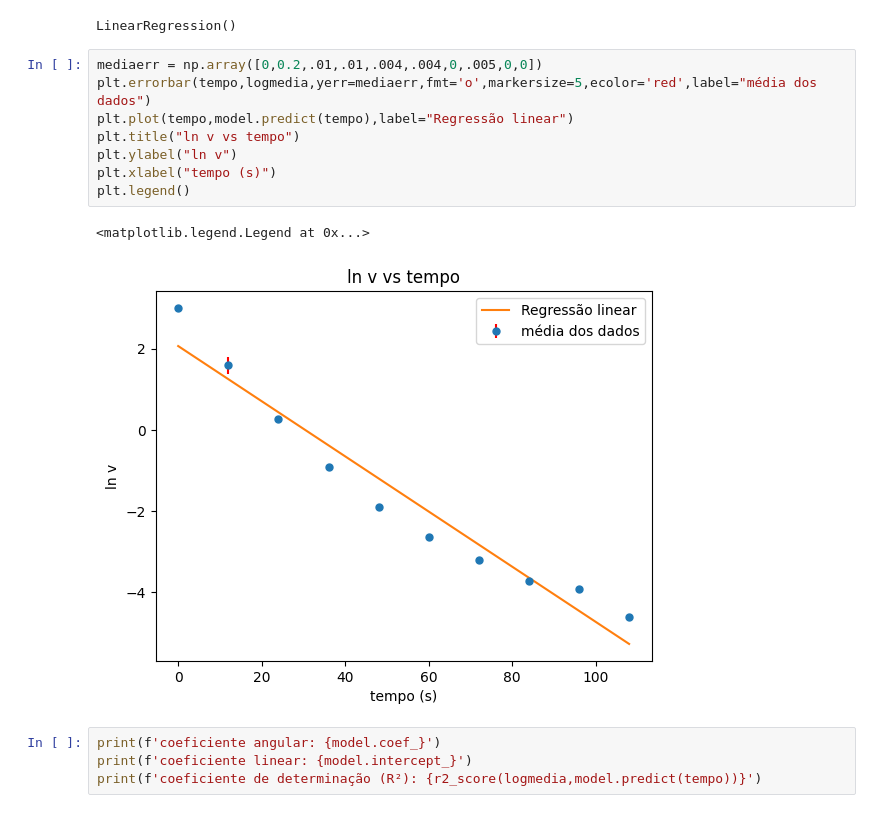
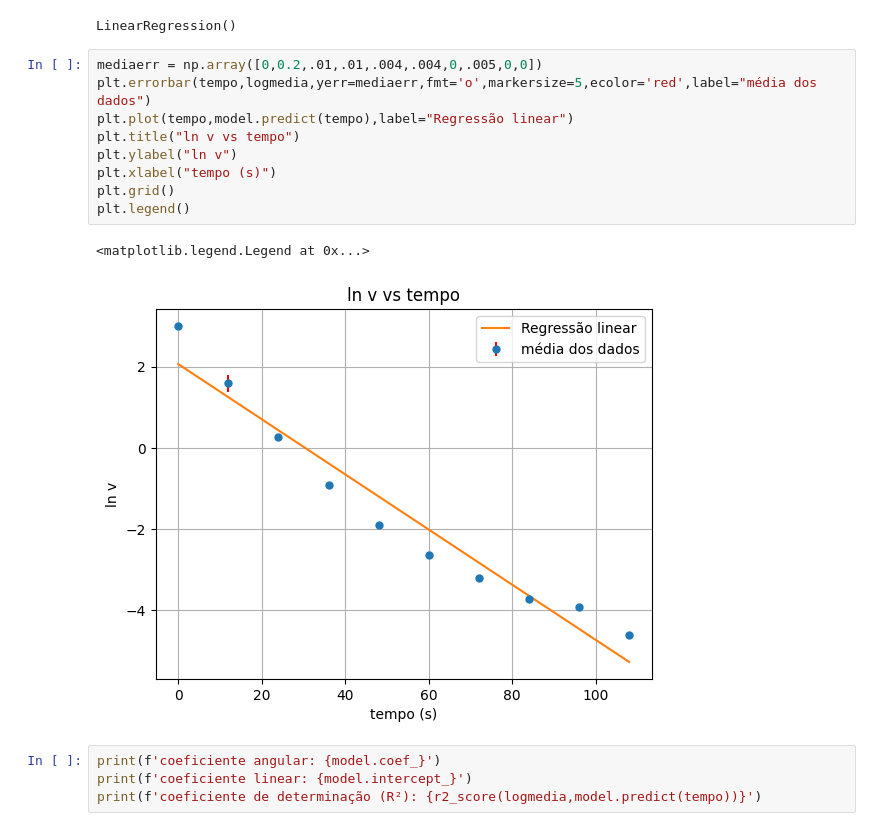
Before and after one commit to mickpires/primeiro-relat-rio, a Jupyter notebook: analise.ipynb, the cells around one changed output. Drawn from its saved outputs; the diff is of its cells as text.

Commit message:
adicionei grid

```diff
--- a/analise.ipynb
+++ b/analise.ipynb
@@ -71,14 +71,15 @@ LinearRegression()
 # %%
 mediaerr = np.array([0,0.2,.01,.01,.004,.004,0,.005,0,0])
 plt.errorbar(tempo,logmedia,yerr=mediaerr,fmt='o',markersize=5,ecolor='red',label="média dos dados")
 plt.plot(tempo,model.predict(tempo),label="Regressão linear")
 plt.title("ln v vs tempo")
 plt.ylabel("ln v")
 plt.xlabel("tempo (s)")
+plt.grid()
 plt.legend()
 # %% [output]
 <matplotlib.legend.Legend at 0x...>
-[figure, old version]
+[figure, new version]
 # %%
 print(f'coeficiente angular: {model.coef_}')
 print(f'coeficiente linear: {model.intercept_}')
```
